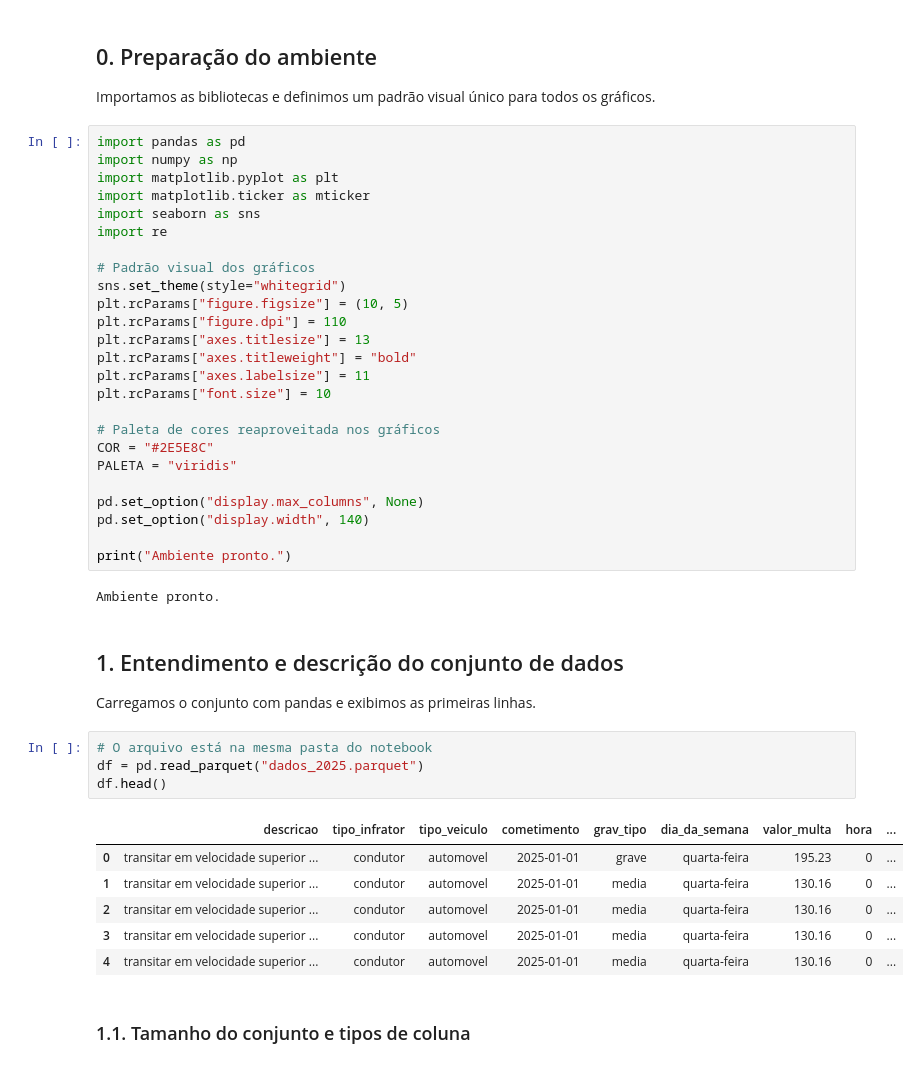
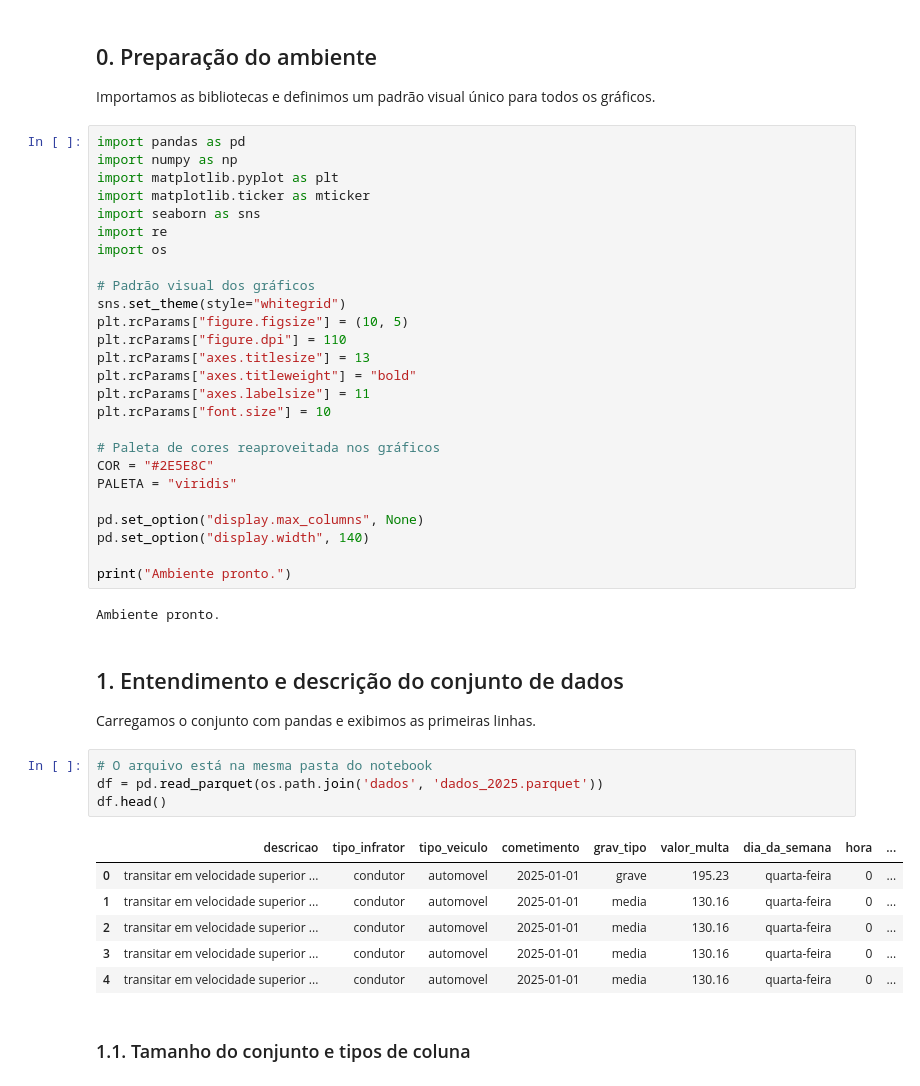
Before and after one commit to Kauan9r7/Ciencias_de_Dados_projetos, a Jupyter notebook: trabalho_final/analise.ipynb, the cells around one changed output. Cells and saved outputs as stored; diff of their text form.

Commit message:
paths

```diff
--- a/trabalho_final/analise.ipynb
+++ b/trabalho_final/analise.ipynb
@@ -39,6 +39,7 @@ import matplotlib.pyplot as plt
 import matplotlib.ticker as mticker
 import seaborn as sns
 import re
+import os
 
 # Padrão visual dos gráficos
 sns.set_theme(style="whitegrid")
@@ -65,15 +66,15 @@ Ambiente pronto.
 Carregamos o conjunto com pandas e exibimos as primeiras linhas.
 # %%
 # O arquivo está na mesma pasta do notebook
-df = pd.read_parquet("dados_2025.parquet")
+df = pd.read_parquet(os.path.join('dados', 'dados_2025.parquet'))
 df.head()
 # %% [output]
-|  | descricao | tipo_infrator | tipo_veiculo | cometimento | grav_tipo | dia_da_semana | valor_multa | hora | ... |
-| 0 | transitar em velocidade superior ... | condutor | automovel | 2025-01-01 | grave | quarta-feira | 195.23 | 0 | ... |
-| 1 | transitar em velocidade superior ... | condutor | automovel | 2025-01-01 | media | quarta-feira | 130.16 | 0 | ... |
-| 2 | transitar em velocidade superior ... | condutor | automovel | 2025-01-01 | media | quarta-feira | 130.16 | 0 | ... |
-| 3 | transitar em velocidade superior ... | condutor | automovel | 2025-01-01 | media | quarta-feira | 130.16 | 0 | ... |
-| 4 | transitar em velocidade superior ... | condutor | automovel | 2025-01-01 | media | quarta-feira | 130.16 | 0 | ... |
+|  | descricao | tipo_infrator | tipo_veiculo | cometimento | grav_tipo | valor_multa | dia_da_semana | hora | ... |
+| 0 | transitar em velocidade superior ... | condutor | automovel | 2025-01-01 | grave | 195.23 | quarta-feira | 0 | ... |
+| 1 | transitar em velocidade superior ... | condutor | automovel | 2025-01-01 | media | 130.16 | quarta-feira | 0 | ... |
+| 2 | transitar em velocidade superior ... | condutor | automovel | 2025-01-01 | media | 130.16 | quarta-feira | 0 | ... |
+| 3 | transitar em velocidade superior ... | condutor | automovel | 2025-01-01 | media | 130.16 | quarta-feira | 0 | ... |
+| 4 | transitar em velocidade superior ... | condutor | automovel | 2025-01-01 | media | 130.16 | quarta-feira | 0 | ... |
 # %% [markdown]
 ### 1.1. Tamanho do conjunto e tipos de coluna
 # %%
```
Also changed, not shown: parts of 1 cell of this notebook, 6 other files.
